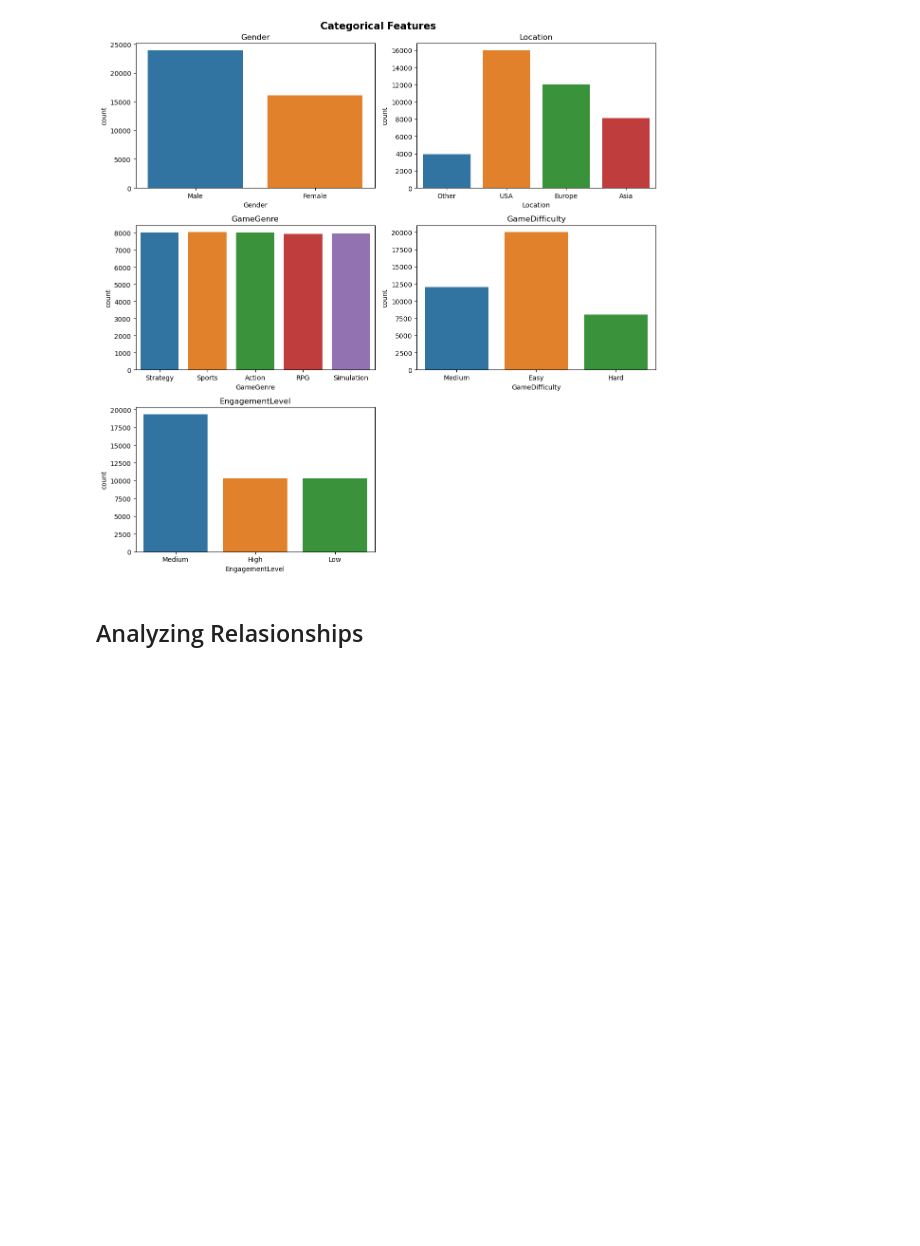
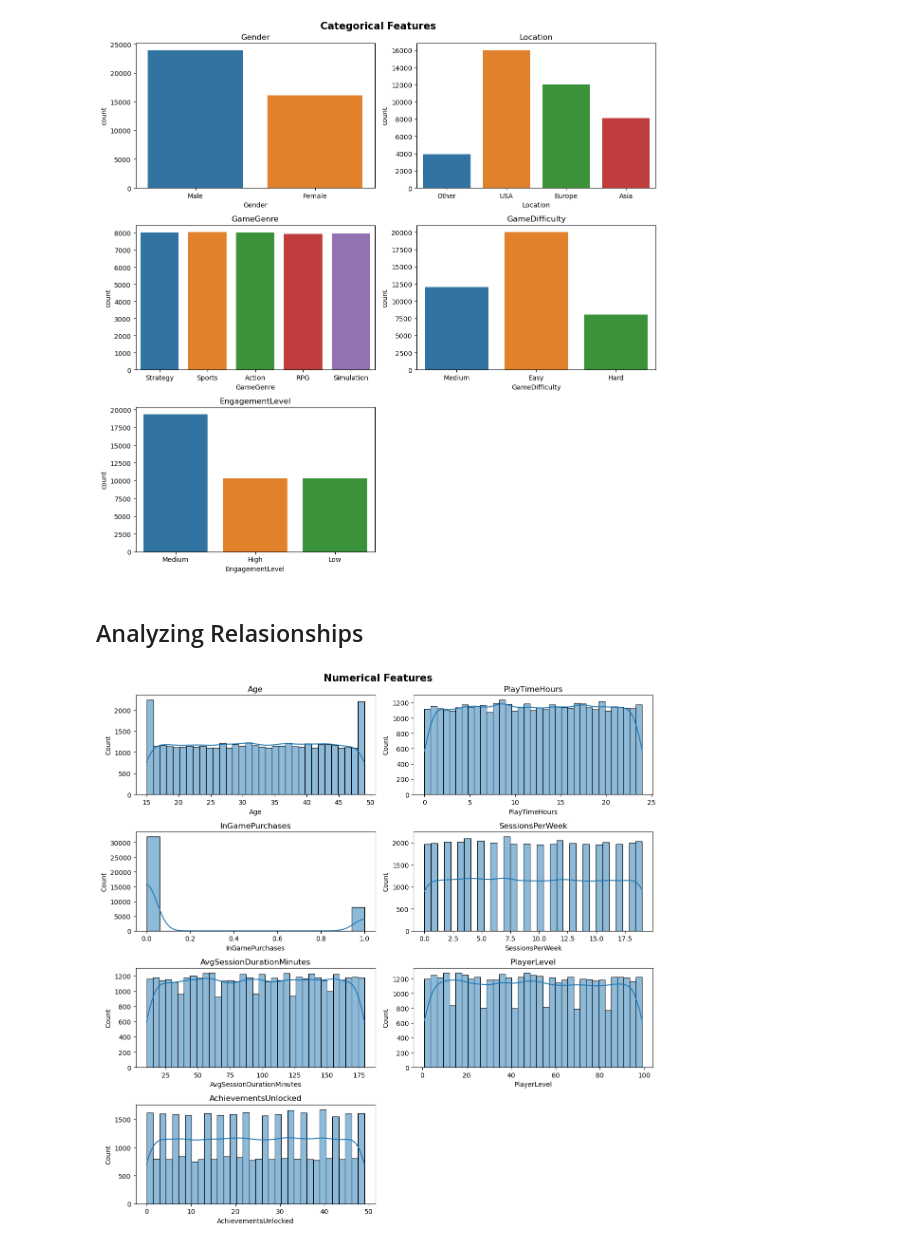
Before and after one commit to ayberkozcan/classification-exercises, a Jupyter notebook: Analyzing Gamer Behaviors/classification_gamer.ipynb, the cells around one changed output. Drawn from its saved outputs; the diff is of its cells as text; code cells hidden in the pictures; blank space fills up the shorter version.

```diff
--- a/Analyzing Gamer Behaviors/classification_gamer.ipynb
+++ b/Analyzing Gamer Behaviors/classification_gamer.ipynb
@@ -150,3 +151,18 @@ plt.show()
 # There are no outliers for both numerical and categorical features.
 # %% [markdown]
 ## Analyzing Relasionships
+# %%
+fig, axes = plt.subplots(4, 2, figsize=(12, 12))
+
+for i, column in enumerate(df.select_dtypes(include=["int64", "float64"])):
+    sns.histplot(x=df[column], kde=True, ax=axes[i // 2, i % 2])
+    axes[i // 2, i % 2].set_title(column)
+
+for i in range(len(df.select_dtypes(include=["int64", "float64"]).columns), 4 * 2):
+    fig.delaxes(axes[i // 2, i % 2])
+
+plt.suptitle("Numerical Features", fontsize=15, fontweight="bold")
+plt.tight_layout()
+plt.show()
+# %% [output]
+[figure, added]
```
Also changed, not shown: parts of 1 cell of this notebook.
